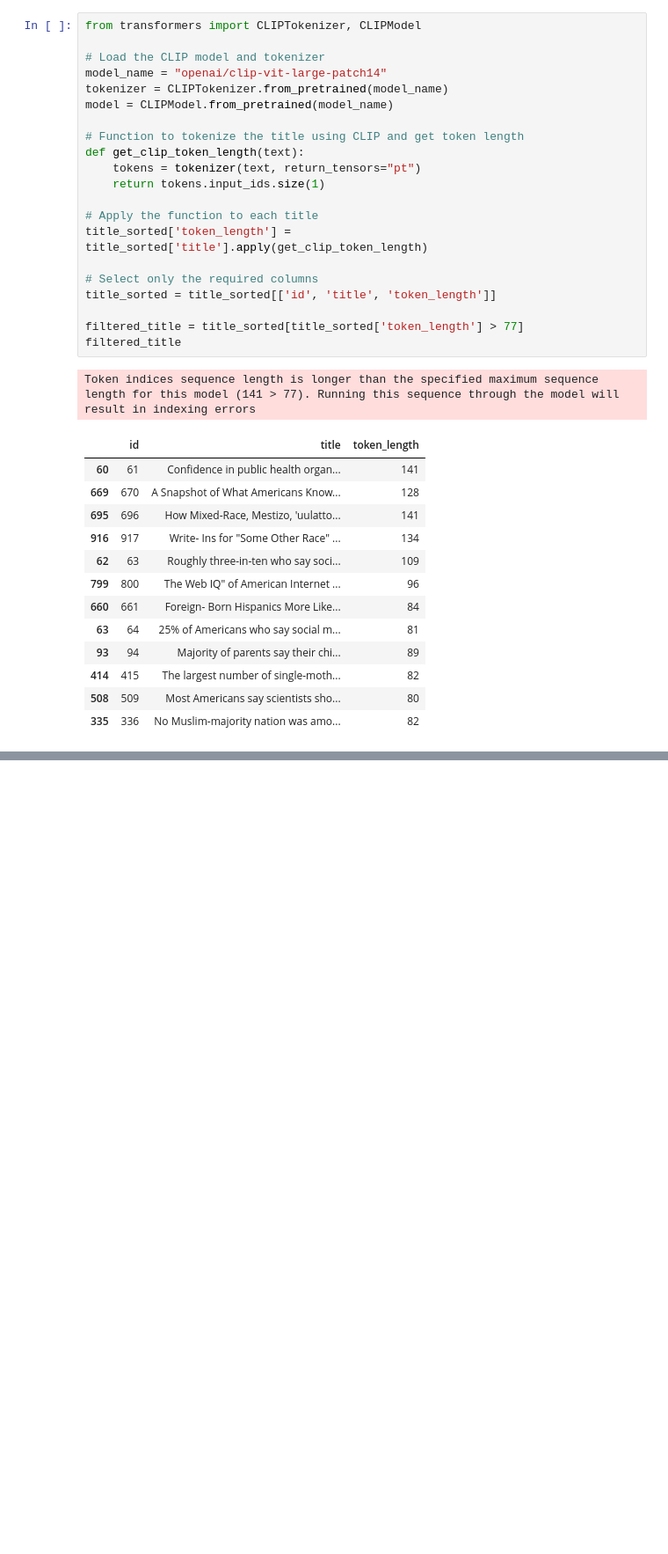
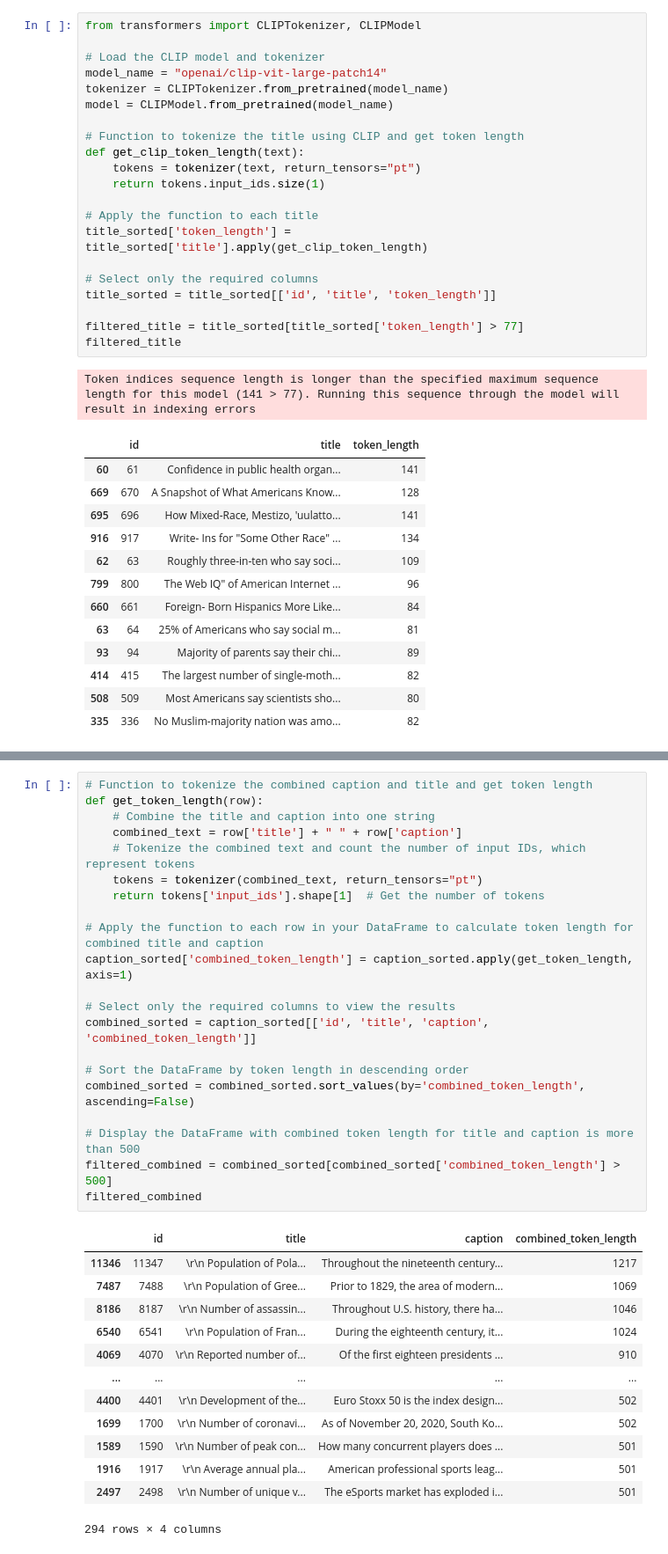
Before and after one commit to mleshashi/thesis-sharma, a Jupyter notebook: ElasticSearch/text_size.ipynb, the cells around one changed output, grey strips where cells are left out. Shown at 88% size. Drawn from its saved outputs; the diff is of its cells as text; blank space fills up the shorter version.

```diff
--- a/ElasticSearch/text_size.ipynb
+++ b/ElasticSearch/text_size.ipynb
@@ -143,0 +156,35 @@ Error:
+# %%
+# Function to tokenize the combined caption and title and get token length
+def get_token_length(row):
+    # Combine the title and caption into one string
+    combined_text = row['title'] + " " + row['caption']
+    # Tokenize the combined text and count the number of input IDs, which represent tokens
+    tokens = tokenizer(combined_text, return_tensors="pt")
+    return tokens['input_ids'].shape[1]  # Get the number of tokens
+
+# Apply the function to each row in your DataFrame to calculate token length for combined title and caption
+caption_sorted['combined_token_length'] = caption_sorted.apply(get_token_length, axis=1)
+
+# Select only the required columns to view the results
+combined_sorted = caption_sorted[['id', 'title', 'caption', 'combined_token_length']]
+
+# Sort the DataFrame by token length in descending order
+combined_sorted = combined_sorted.sort_values(by='combined_token_length', ascending=False)
+
+# Display the DataFrame with combined token length for title and caption is more than 500
+filtered_combined = combined_sorted[combined_sorted['combined_token_length'] > 500]
+filtered_combined
+# %% [output]
+|  | id | title | caption | combined_token_length |
+| 11346 | 11347 | \r\n Population of Pola... | Throughout the nineteenth century... | 1217 |
+| 7487 | 7488 | \r\n Population of Gree... | Prior to 1829, the area of modern... | 1069 |
+| 8186 | 8187 | \r\n Number of assassin... | Throughout U.S. history, there ha... | 1046 |
+| 6540 | 6541 | \r\n Population of Fran... | During the eighteenth century, it... | 1024 |
+| 4069 | 4070 | \r\n Reported number of... | Of the first eighteen presidents ... | 910 |
+| ... | ... | ... | ... | ... |
+| 4400 | 4401 | \r\n Development of the... | Euro Stoxx 50 is the index design... | 502 |
+| 1699 | 1700 | \r\n Number of coronavi... | As of November 20, 2020, South Ko... | 502 |
+| 1589 | 1590 | \r\n Number of peak con... | How many concurrent players does ... | 501 |
+| 1916 | 1917 | \r\n Average annual pla... | American professional sports leag... | 501 |
+| 2497 | 2498 | \r\n Number of unique v... | The eSports market has exploded i... | 501 |
+294 rows × 4 columns
```
Also changed, not shown: parts of 2 cells of this notebook, 1 other file.
